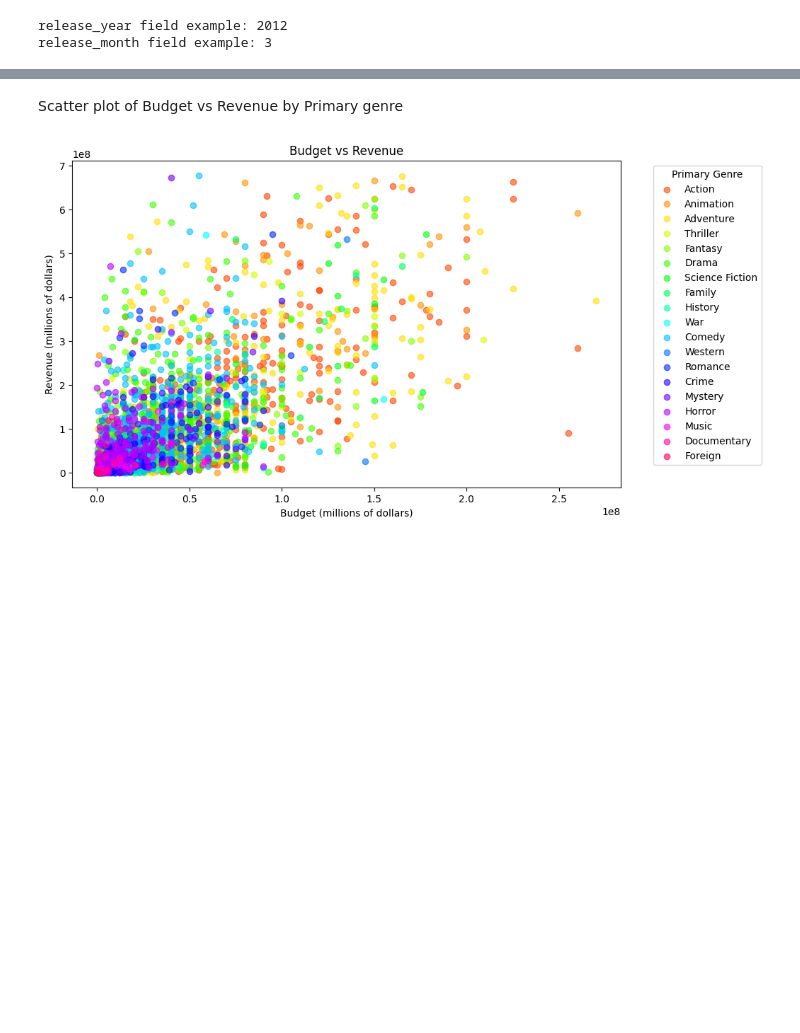
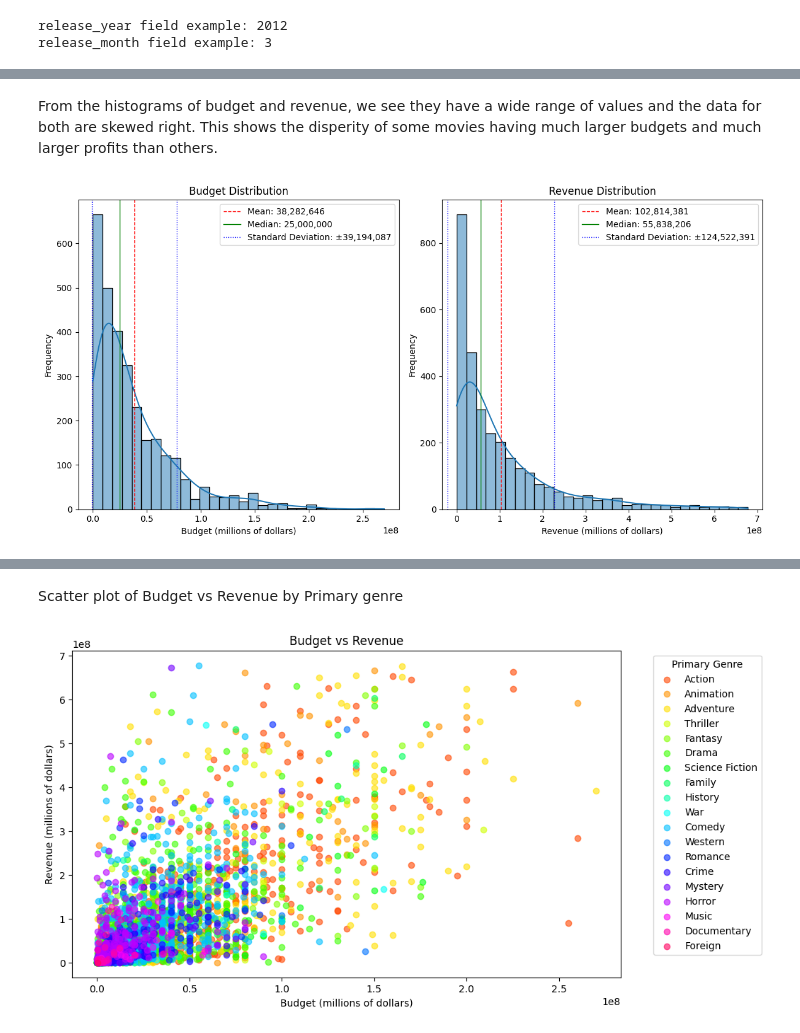
Before and after one commit to AlexMarchini/AAI-500-box-office, a Jupyter notebook: notebooks/box-office-revenue.ipynb, the cells around one changed output, grey strips where cells are left out. Saved outputs shown, nothing was run; the diff lists cells and outputs as text; code cells hidden in the pictures; blank space fills up the shorter version.

Commit message:
organize and add more desc stats

```diff
--- a/notebooks/box-office-revenue.ipynb
+++ b/notebooks/box-office-revenue.ipynb
@@ -35,5 +38,6 @@ Drop rows with no budget or revenue data, since that's what we want to analyze.
 # %%
 # Remove data with no revenue or budget info
+all_movies_data = all_movies_data.dropna(subset=['budget', 'revenue'])
 all_movies_data = all_movies_data[all_movies_data['budget'] > 0]
 all_movies_data = all_movies_data[all_movies_data['revenue'] > 0]
 
@@ -53,3 +56,0 @@ Log transform revenue and budget data
-# %%
-all_movies_data['sqrt_budget'] = all_movies_data['budget'].apply(lambda x: np.sqrt(x))
-all_movies_data['sqrt_revenue'] = all_movies_data['revenue'].apply(lambda x: np.sqrt(x))
@@ -115,5 +132,0 @@ Create `profit` and `profit_ratio` columns.
-# %%
-all_movies_data['profit_ratio'] = all_movies_data['revenue'] / all_movies_data['budget']
-all_movies_data['profit'] = all_movies_data['revenue'] - all_movies_data['budget']
-print('profit_ratio field example: {}'.format(all_movies_data.iloc[0]['profit_ratio']))
-print('profit field example: {}'.format(all_movies_data.iloc[0]['profit']))
@@ -175,9 +140,0 @@ all_movies_data[['budget']].describe().style.format("{:,.2f}")
-# %%
-all_movies_data['profit_ratio'] = all_movies_data['revenue'] / all_movies_data['budget']
-
-all_movies_profit_ratio = all_movies_data['profit_ratio']
-mean_all_movies_revenue = np.mean(all_movies_profit_ratio)
-median_all_movies_revenue = np.median(all_movies_profit_ratio)
-std_all_movies_revenue = np.std(all_movies_profit_ratio)
-
-all_movies_data[['profit_ratio']].describe().style.format("{:,.2f}")
@@ -215,0 +173,34 @@ plt.show()
+# %% [markdown]
+From the histograms of budget and revenue, we see they have a wide range of values and the data for both are skewed right. This shows the disperity of some movies having much larger budgets and much larger profits than others.
+# %%
+# Function to format descriptive statistics to add to plots
+def add_stats_to_hist(ax, data, color='black'):
+    mean = data.mean()
+    median = data.median()
+    std = data.std()
+    ax.axvline(mean, color='red', linestyle='--', linewidth=1, label=f'Mean: {mean:,.0f}')
+    ax.axvline(median, color='green', linestyle='-', linewidth=1, label=f'Median: {median:,.0f}')
+    ax.axvline(mean + std, color='blue', linestyle=':', linewidth=1, label=f'Standard Deviation: ±{std:,.0f}')
+    ax.axvline(mean - std, color='blue', linestyle=':', linewidth=1)
+    ax.legend()
+
+fig, axes = plt.subplots(1, 2, figsize=(12, 6))
+
+# Budget distribution
+sns.histplot(all_movies_data['budget'], bins=30, ax=axes[0], kde=True, kde_kws={'bw_adjust': 1.5})
+axes[0].set_title('Budget Distribution')
+axes[0].set_xlabel('Budget (millions of dollars)')
+axes[0].set_ylabel('Frequency')
+add_stats_to_hist(axes[0], all_movies_data['budget'])
+
+# Revenue distribution
+sns.histplot(all_movies_data['revenue'], bins=30, ax=axes[1], kde=True, kde_kws={'bw_adjust': 1.5})
+axes[1].set_title('Revenue Distribution')
+axes[1].set_xlabel('Revenue (millions of dollars)')
+axes[1].set_ylabel('Frequency')
+add_stats_to_hist(axes[1], all_movies_data['revenue'])
+
+plt.tight_layout()
+plt.show()
+# %% [output]
+[figure, added]
```
Also changed, not shown: parts of 50 cells of this notebook, 1 other file.
